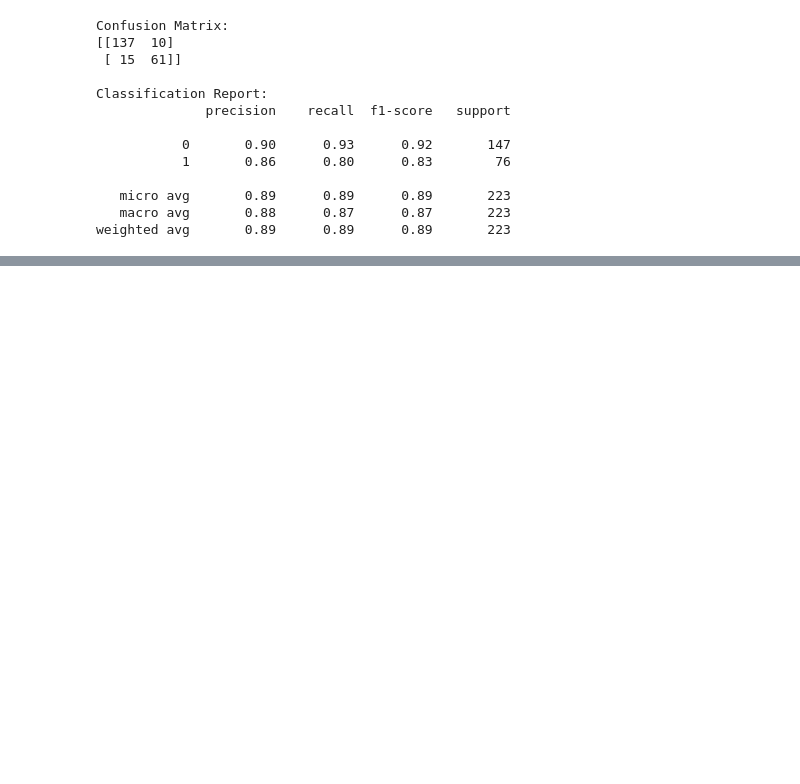
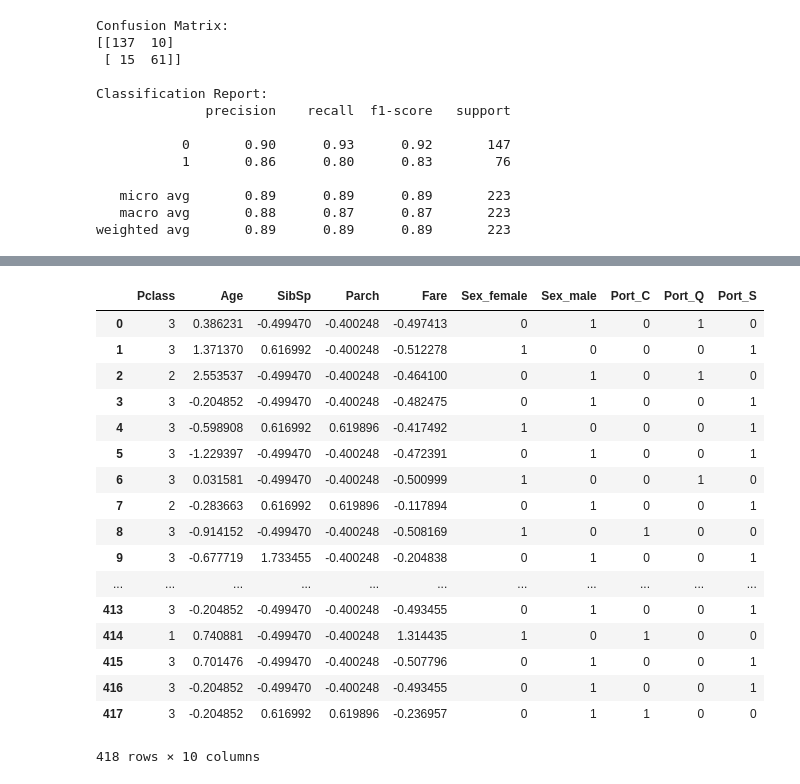
Before and after one commit to PierreMkt/Etude-de-cas-Excelya_Kaggle, a Jupyter notebook: Titanic Survival Classification.ipynb, the cells around one changed output, grey strips where cells are left out. Saved outputs shown, nothing was run; the diff lists cells and outputs as text; code cells hidden in the pictures; blank space fills up the shorter version.

```diff
--- a/Titanic Survival Classification.ipynb
+++ b/Titanic Survival Classification.ipynb
@@ -447,0 +537,21 @@ The Support Vector Machine Classification appears to have the best default perfo
+# %%
+df_test
+# %% [output]
+|  | Pclass | Age | SibSp | Parch | Fare | Sex_female | Sex_male | Port_C | Port_Q | Port_S |
+| 0 | 3 | 0.386231 | -0.499470 | -0.400248 | -0.497413 | 0 | 1 | 0 | 1 | 0 |
+| 1 | 3 | 1.371370 | 0.616992 | -0.400248 | -0.512278 | 1 | 0 | 0 | 0 | 1 |
+| 2 | 2 | 2.553537 | -0.499470 | -0.400248 | -0.464100 | 0 | 1 | 0 | 1 | 0 |
+| 3 | 3 | -0.204852 | -0.499470 | -0.400248 | -0.482475 | 0 | 1 | 0 | 0 | 1 |
+| 4 | 3 | -0.598908 | 0.616992 | 0.619896 | -0.417492 | 1 | 0 | 0 | 0 | 1 |
+| 5 | 3 | -1.229397 | -0.499470 | -0.400248 | -0.472391 | 0 | 1 | 0 | 0 | 1 |
+| 6 | 3 | 0.031581 | -0.499470 | -0.400248 | -0.500999 | 1 | 0 | 0 | 1 | 0 |
+| 7 | 2 | -0.283663 | 0.616992 | 0.619896 | -0.117894 | 0 | 1 | 0 | 0 | 1 |
+| 8 | 3 | -0.914152 | -0.499470 | -0.400248 | -0.508169 | 1 | 0 | 1 | 0 | 0 |
+| 9 | 3 | -0.677719 | 1.733455 | -0.400248 | -0.204838 | 0 | 1 | 0 | 0 | 1 |
+| ... | ... | ... | ... | ... | ... | ... | ... | ... | ... | ... |
+| 413 | 3 | -0.204852 | -0.499470 | -0.400248 | -0.493455 | 0 | 1 | 0 | 0 | 1 |
+| 414 | 1 | 0.740881 | -0.499470 | -0.400248 | 1.314435 | 1 | 0 | 1 | 0 | 0 |
+| 415 | 3 | 0.701476 | -0.499470 | -0.400248 | -0.507796 | 0 | 1 | 0 | 0 | 1 |
+| 416 | 3 | -0.204852 | -0.499470 | -0.400248 | -0.493455 | 0 | 1 | 0 | 0 | 1 |
+| 417 | 3 | -0.204852 | 0.616992 | 0.619896 | -0.236957 | 0 | 1 | 1 | 0 | 0 |
+418 rows × 10 columns
```
Also changed, not shown: parts of 16 cells of this notebook.
